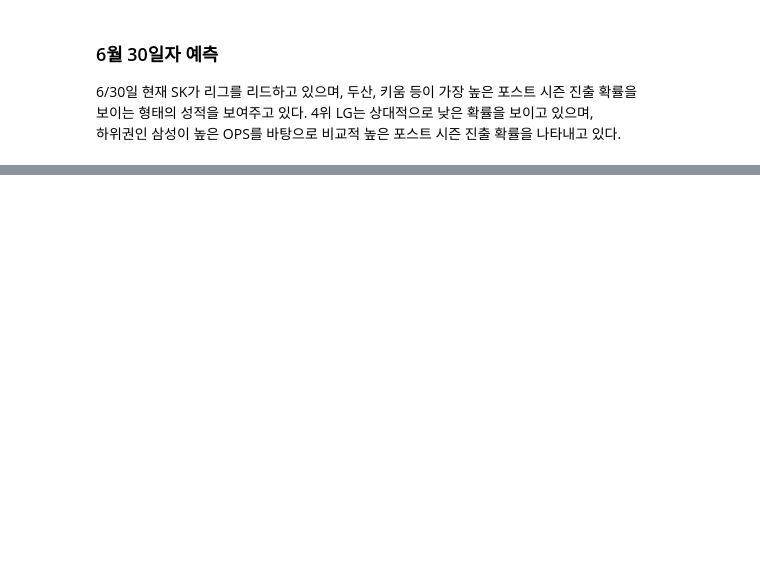
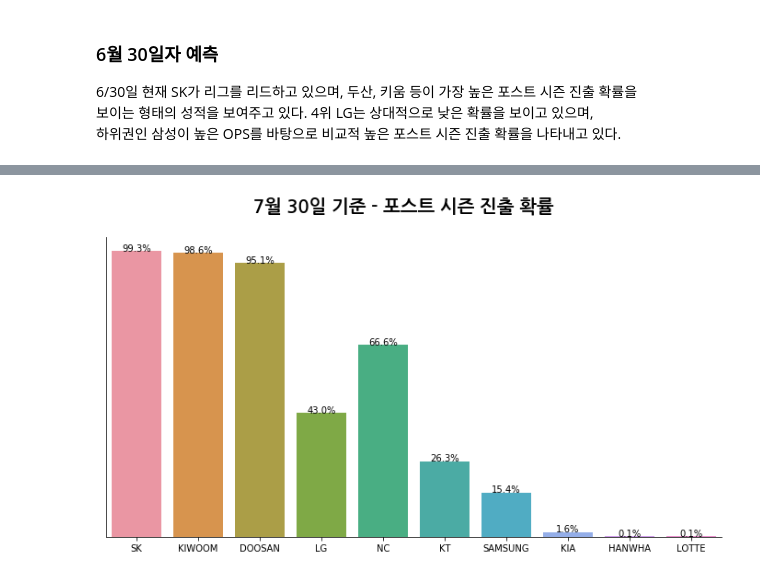
Before and after one commit to Teosoft7/predict_kbo, a Jupyter notebook: predict_kbo.ipynb, the cells around one changed output, grey strips where cells are left out. Cells and saved outputs as stored; diff of their text form; code cells hidden in the pictures; blank space fills up the shorter version.

```diff
--- a/predict_kbo.ipynb
+++ b/predict_kbo.ipynb
@@ -439,0 +428,23 @@ plt.show()
+# %%
+# current(30th of July) stat of KBO leagues
+#['AVG', 'OPS', 'RISP', 'PH-BA', 'ERA', 'WHIP', 'FPCT']
+
+stat_0730 = {
+    'SK': [.270, .738, .296, .243, 3.41, 1.29, .984],
+    'KIWOOM': [.271, .766, .299, .246, 3.78, 1.32, .981],
+    'DOOSAN': [.273, .741, .273, .148, 3.44, 1.32, .984],
+    'LG': [.262, .700, .255, .227, 3.69, 1.34, .983],
+    'NC': [.281, .765, .276, .171, 4.32, 1.41, .980],
+    'KT': [.279, .731, .276, .207, 4.67, 1.45, .981],
+    'SAMSUNG': [.267, .748, .259, .247, 4.42, 1.43, .980],
+    'KIA': [.265, .717, .260, .203, 4.90, 1.52, .982],
+    'HANWHA':[.252, .690, .254, .153, 5.09, 1.55, .980],
+    'LOTTE': [.255, .687, .260, .211, 5.17, 1.60, .978],
+}
+# %%
+# 7/30일 기준 우승 확률
+predicts_to_win_0730 = {}
+for team, value in stat_0730.items():
+    proba = pipeline.predict_proba([value])[0][1]*100
+    new_predicts_to_win[team] = proba
+    print(f'{team} :  {proba:.4}%')
@@ -439,0 +462,7 @@ plt.show()
+# %%
+# 포스트 시즌 진출 확률
+new_predicts = {}
+for team, value in stat_0730.items():
+    proba = pp_post_lr.predict_proba([value])[0][1]*100
+    new_predicts[team] = proba
+    print(f'{team} :  {proba:.3}%')
@@ -439,0 +480,4 @@ plt.show()
+# %%
+draw_bar_chart(new_predicts, '7월 30일 기준 - 포스트 시즌 진출 확률')
+# %% [output]
+[figure, added]
```
Also changed, not shown: parts of 16 cells of this notebook, 2 other files.
